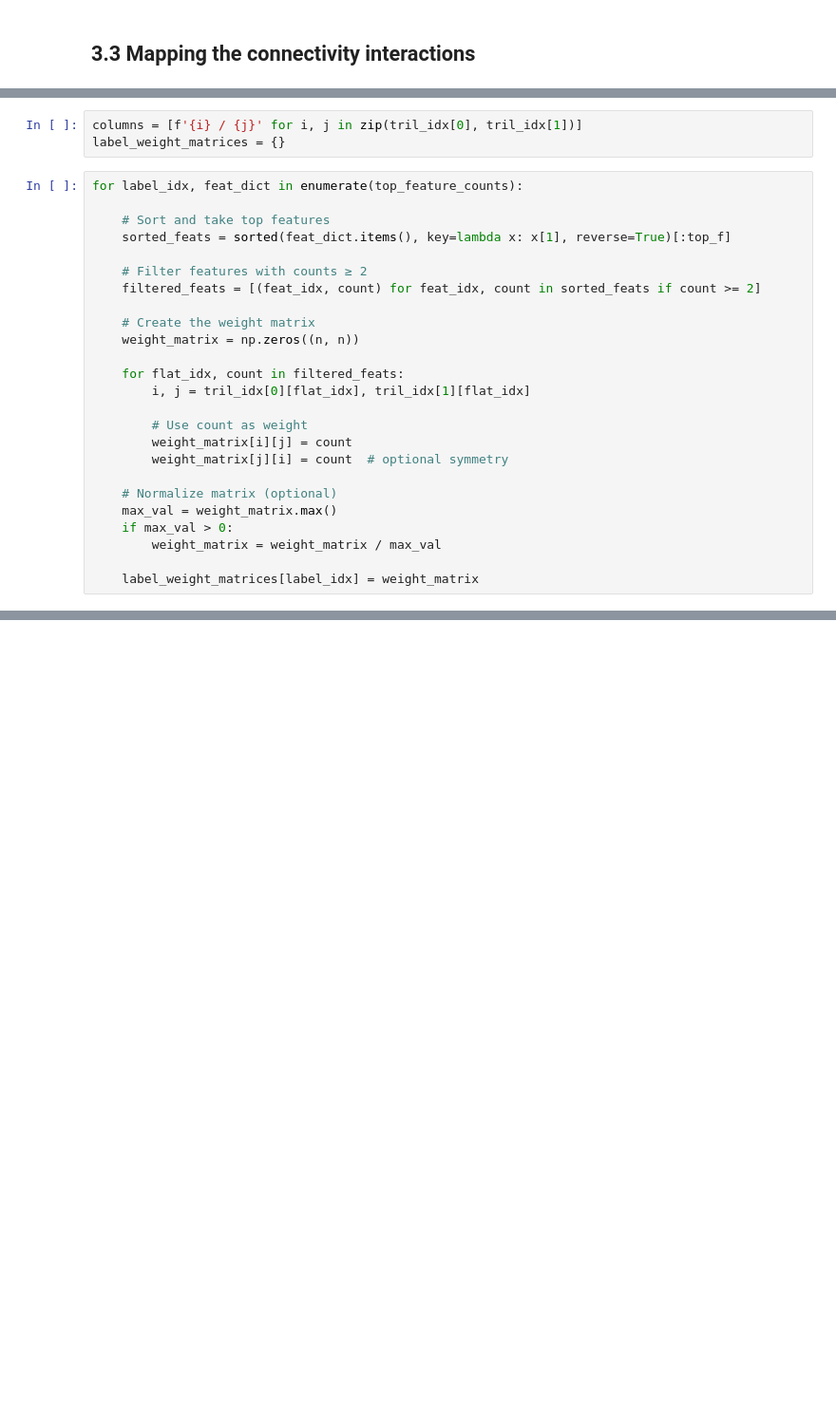
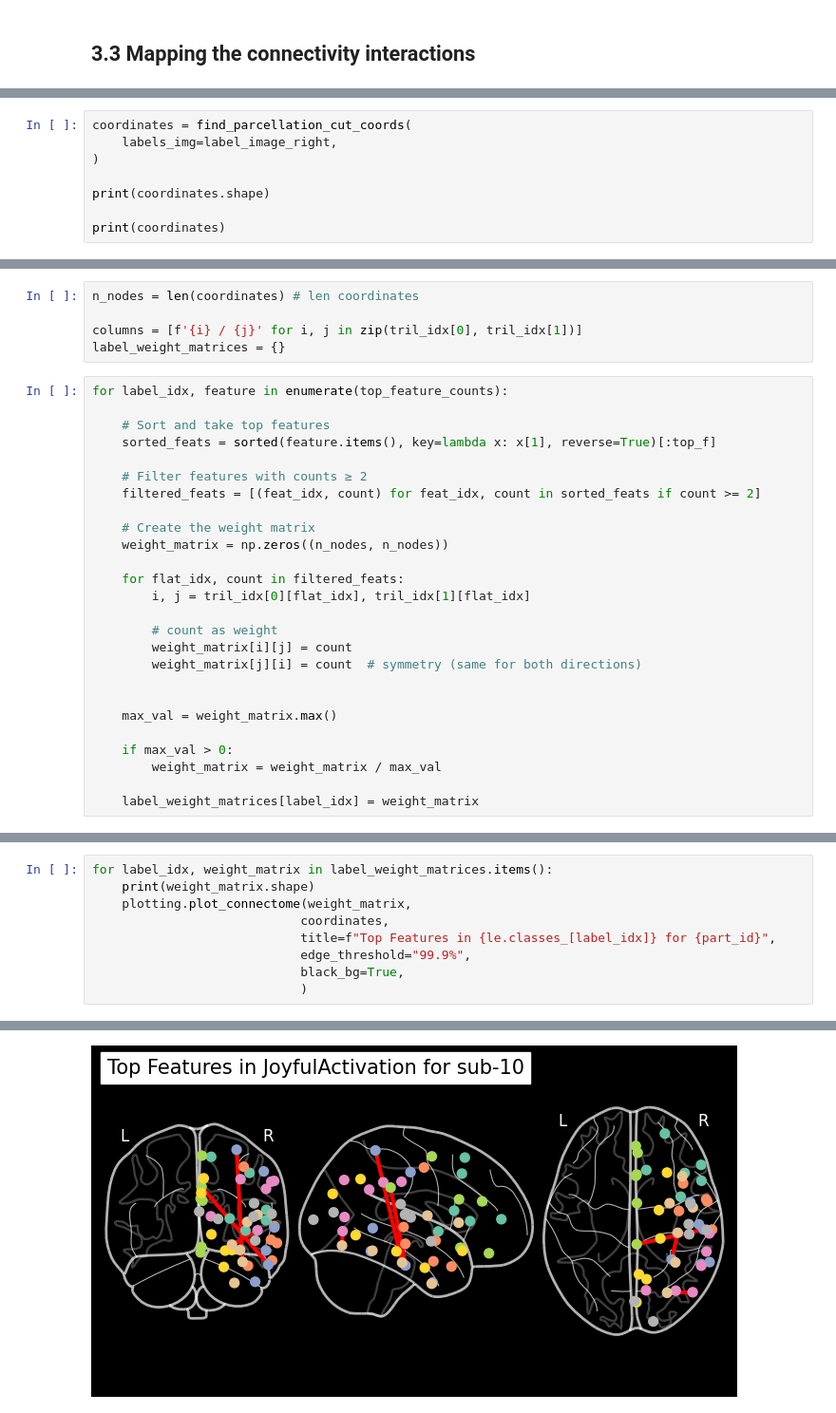
Before and after one commit to GalhardoCorreia/MusicBrainNetwork, a Jupyter notebook: scripts_seb/3.[fc]optimal-parameters_best-features_seb.ipynb, the cells around one changed output, grey strips where cells are left out. Shown at 95% size. Cells and saved outputs as stored; diff of their text form; blank space fills up the shorter version.

```diff
--- a/scripts_seb/3.[fc]optimal-parameters_best-features_seb.ipynb
+++ b/scripts_seb/3.[fc]optimal-parameters_best-features_seb.ipynb
@@ -446,0 +541,8 @@ dict_items([(1000, 1), (526, 1), (784, 1), (787, 1), (1094, 1), (522, 2), (260,
+# %%
+coordinates = find_parcellation_cut_coords(
+    labels_img=label_image_right,
+)
+
+print(coordinates.shape)
+
+print(coordinates)
@@ -447,27 +569,30 @@ dict_items([(1000, 1), (526, 1), (784, 1), (787, 1), (1094, 1), (522, 2), (260,
 # %%
+n_nodes = len(coordinates) # len coordinates
+
 columns = [f'{i} / {j}' for i, j in zip(tril_idx[0], tril_idx[1])]
 label_weight_matrices = {}
 # %%
-for label_idx, feat_dict in enumerate(top_feature_counts):
+for label_idx, feature in enumerate(top_feature_counts):
 
     # Sort and take top features
-    sorted_feats = sorted(feat_dict.items(), key=lambda x: x[1], reverse=True)[:top_f]
+    sorted_feats = sorted(feature.items(), key=lambda x: x[1], reverse=True)[:top_f]
 
     # Filter features with counts ≥ 2
     filtered_feats = [(feat_idx, count) for feat_idx, count in sorted_feats if count >= 2]
 
     # Create the weight matrix
-    weight_matrix = np.zeros((n, n))
+    weight_matrix = np.zeros((n_nodes, n_nodes))
 
     for flat_idx, count in filtered_feats:
         i, j = tril_idx[0][flat_idx], tril_idx[1][flat_idx]
 
-        # Use count as weight
+        # count as weight
         weight_matrix[i][j] = count
-        weight_matrix[j][i] = count  # optional symmetry
+        weight_matrix[j][i] = count  # symmetry (same for both directions)
 
-    # Normalize matrix (optional)
+
     max_val = weight_matrix.max()
+
     if max_val > 0:
         weight_matrix = weight_matrix / max_val
 
@@ -479,0 +600,10 @@ KeyError: 0
+# %%
+for label_idx, weight_matrix in label_weight_matrices.items():
+    print(weight_matrix.shape)
+    plotting.plot_connectome(weight_matrix,
+                            coordinates,
+                            title=f"Top Features in {le.classes_[label_idx]} for {part_id}",
+                            edge_threshold="99.9%",
+                            black_bg=True,
+                            )
+# %% [output]
@@ -479,0 +620 @@ KeyError: 0
+[figure, added]
```
Also changed, not shown: parts of 16 cells of this notebook, 2 other files.
